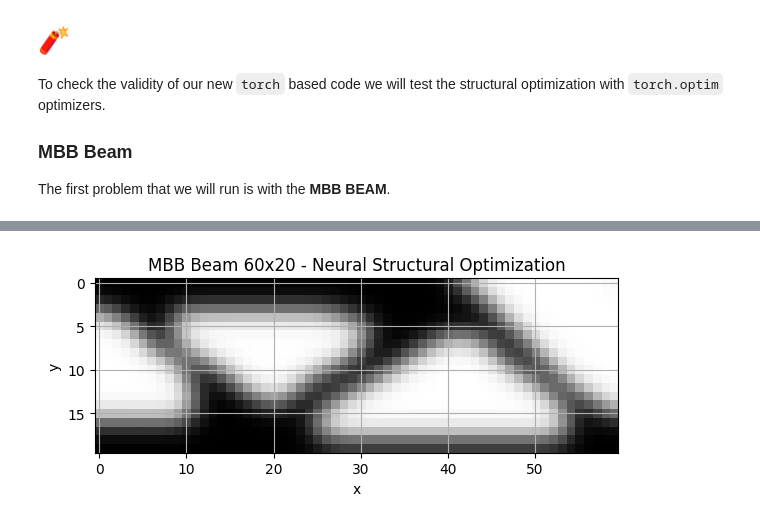
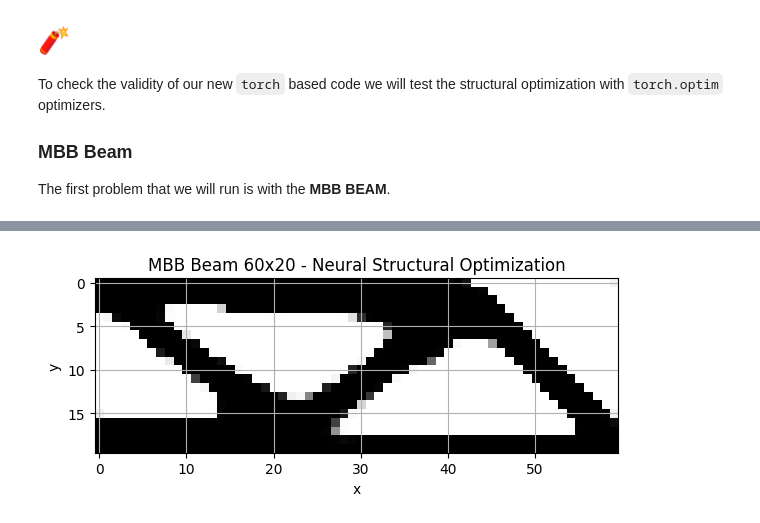
Before and after one commit to sun-umn/NCVX-Neural-Structural-Optimization, a Jupyter notebook: notebooks/PyGranso ⚗️ - Volume Constraint - MBB Beam.ipynb, the cells around one changed output, grey strips where cells are left out. Cells and saved outputs as stored; diff of their text form; code cells hidden in the pictures.

```diff
--- a/notebooks/PyGranso ⚗️ - Volume Constraint - MBB Beam.ipynb
+++ b/notebooks/PyGranso ⚗️ - Volume Constraint - MBB Beam.ipynb
@@ -67,7 +67,7 @@ def constrained_structural_optimization_function(model, ke, args, designs, losse
     )
 
     # Calculate the compliance output
-    compliance_output, _, _ = topo_physics.compliance(x_phys, u_matrix, ke, **kwargs)
+    compliance_output, _, _ = topo_physics.compliance(x_phys, u_matrix, ke, args, **kwargs)
 
     # The loss is the sum of the compliance
     f = torch.abs(torch.sum(compliance_output))
@@ -77,7 +77,7 @@ def constrained_structural_optimization_function(model, ke, args, designs, losse
 
     # Run this problem with no equality constraints
     ce = pygransoStruct()
-    ce.c1 = 5e3 * torch.abs(torch.mean(x_phys) - args['volfrac'])
+    ce.c1 = 5e3 * (torch.mean(x_phys) - args['volfrac'])
 
     # Append updated physical density designs
     designs.append(
@@ -99,7 +99,8 @@ args = topo_api.specified_task(problem)
 # Trials
 trials = []
 
-for _ in range(25):
+for seed in range(40, 42):
+    torch.random.manual_seed(seed)
 
     # Initialize the CNN Model
     if cnn_kwargs is not None:
@@ -145,21 +146,30 @@ for _ in range(25):
     opts.double_precision = True
     opts.mu0 = 1.0
     opts.maxit = 500
-    opts.print_frequence = 10
+    opts.print_frequency = 10
     opts.stat_l2_model = False
-    opts.viol_eq_tol = 1e-8
-    opts.opt_tol = 1e-8
+    opts.viol_eq_tol = 1e-6
+    opts.opt_tol = 1e-6
 
-    # Train pygranso
-    start = time.time()
+    mHLF_obj = utils.HaltLog()
+    halt_log_fn, get_log_fn = mHLF_obj.makeHaltLogFunctions(opts.maxit)
+
+    #  Set PyGRANSO's logging function in opts
+    opts.halt_log_fn = halt_log_fn
+
+    # Main algorithm with logging enabled.
     soln = pygranso(var_spec=cnn_model, combined_fn=comb_fn, user_opts=opts)
-    end = time.time()
+
+    # GET THE HISTORY OF ITERATES
+    # Even if an error is thrown, the log generated until the error can be
+    # obtained by calling get_log_fn()
+    log = get_log_fn()
 
     # Final structure
-    pygranso_structure = gaussian_filter(designs[-1].detach().numpy(), sigma=1.5)
-    final_objective = soln.final.f
+    designs_indexes = (pd.Series(log.fn_evals).cumsum() - 1).values.tolist()
+    final_designs = [designs[i] for i in designs_indexes]
 
-    trials.append((final_objective, pygranso_structure))
+    trials.append((soln.final.f, pd.Series(log.f), final_designs))
 # %% [output]
 ╔═════ QP SOLVER NOTICE ════════════════════════════════════════════════════════════════════════╗
 ║  PyGRANSO requires a quadratic program (QP) solver that has a quadprog-compatible interface,  ║
@@ -204,17 +216,17 @@ best_trial[0]
 # %%
 from scipy.ndimage import gaussian_filter
 
-pygranso_structure = best_trial[1]
+pygranso_structure = best_trial[2][-1].detach().numpy()
 
 # Plot the two structures together
 fig, ax1 = plt.subplots(1, 1, figsize=(6, 4))
 
 # pygranso
 ax1.imshow(pygranso_structure, cmap='Greys')
 ax1.grid()
 ax1.set_xlabel('x')
 ax1.set_ylabel('y')
 ax1.set_title('MBB Beam 60x20 - Neural Structural Optimization')
 fig.tight_layout()
 # %% [output]
-[figure, old version]
+[figure, new version]
```
Also changed, not shown: parts of 7 cells of this notebook.
